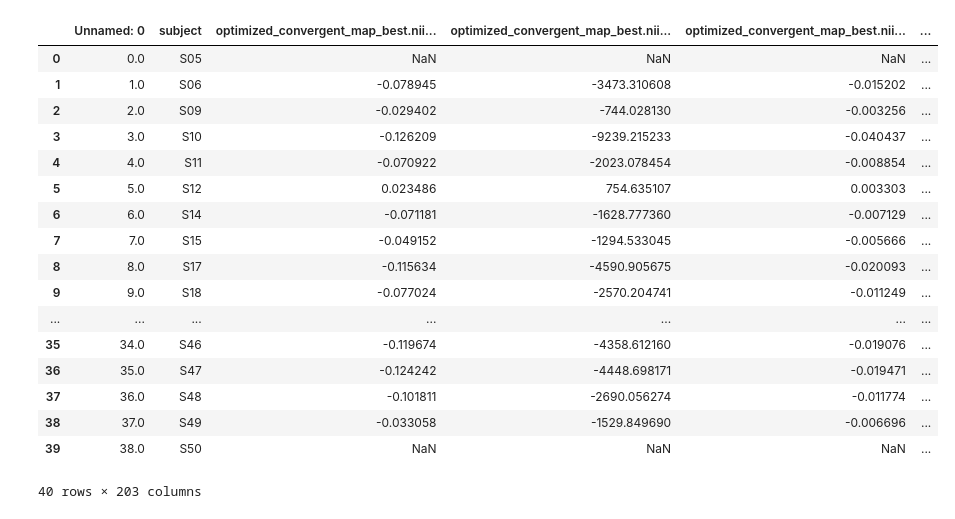
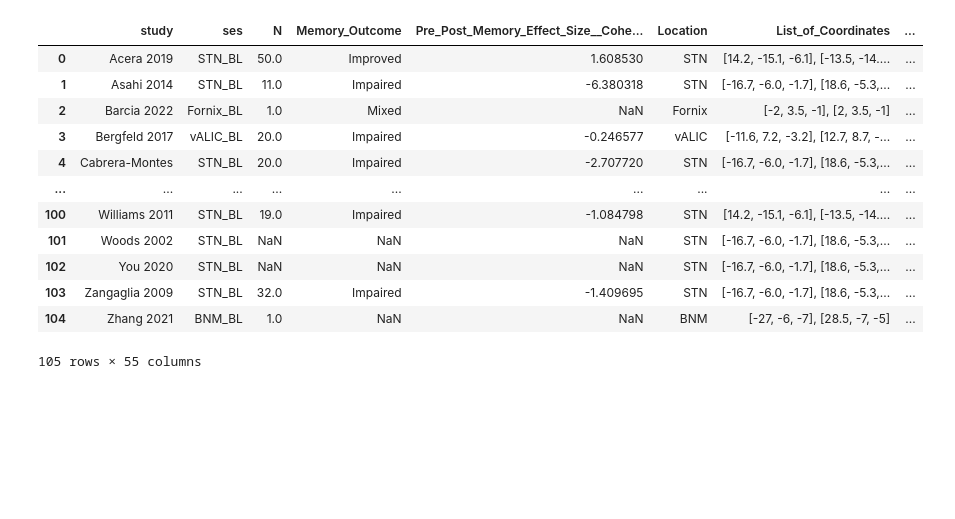
Before and after one commit to Calvinwhow/calvin_utils_project, a Jupyter notebook: notebooks/csv_notebooks/join_csvs.ipynb, the cells around one changed output. Saved outputs shown, nothing was run; the diff lists cells and outputs as text; code cells hidden in the pictures; blank space fills up the shorter version.

```diff
--- a/notebooks/csv_notebooks/join_csvs.ipynb
+++ b/notebooks/csv_notebooks/join_csvs.ipynb
@@ -1,6 +1,6 @@
 # %%
-path_1 = '/Users/cu135/Partners HealthCare Dropbox/Calvin Howard/resources/datasets/Jung_TMS_AD/metadata/memnet.csv'
-path_2 = '/Users/cu135/Partners HealthCare Dropbox/Calvin Howard/resources/datasets/Jung_TMS_AD/metadata/master_list_pre-post_scores.csv'
+path_1 = '/Users/cu135/Partners HealthCare Dropbox/Calvin Howard/resources/datasets/DBS_studies_influencing_memory/metadata/master_list.csv'
+path_2 = '/Users/cu135/Partners HealthCare Dropbox/Calvin Howard/resources/datasets/DBS_studies_influencing_memory/metadata/optimal_map_ses-dbs_sub-all.csv'
 # %%
 import pandas as pd
 df1 = pd.read_csv(path_1)
@@ -28,23 +23,18 @@ df2
 # %%
-merged_df = pd.merge(df1, df2, on='subject', how='outer')
+merged_df = pd.merge(df1, df2, on='roi_path', how='outer')
 merged_df
 # %% [output]
-|  | Unnamed: 0 | subject | optimized_convergent_map_best.nii... | optimized_convergent_map_best.nii... | optimized_convergent_map_best.nii... | ... |
-| 0 | 0.0 | S05 | NaN | NaN | NaN | ... |
-| 1 | 1.0 | S06 | -0.078945 | -3473.310608 | -0.015202 | ... |
-| 2 | 2.0 | S09 | -0.029402 | -744.028130 | -0.003256 | ... |
-| 3 | 3.0 | S10 | -0.126209 | -9239.215233 | -0.040437 | ... |
-| 4 | 4.0 | S11 | -0.070922 | -2023.078454 | -0.008854 | ... |
-| 5 | 5.0 | S12 | 0.023486 | 754.635107 | 0.003303 | ... |
-| 6 | 6.0 | S14 | -0.071181 | -1628.777360 | -0.007129 | ... |
-| 7 | 7.0 | S15 | -0.049152 | -1294.533045 | -0.005666 | ... |
-| 8 | 8.0 | S17 | -0.115634 | -4590.905675 | -0.020093 | ... |
-| 9 | 9.0 | S18 | -0.077024 | -2570.204741 | -0.011249 | ... |
-| ... | ... | ... | ... | ... | ... | ... |
-| 35 | 34.0 | S46 | -0.119674 | -4358.612160 | -0.019076 | ... |
-| 36 | 35.0 | S47 | -0.124242 | -4448.698171 | -0.019471 | ... |
-| 37 | 36.0 | S48 | -0.101811 | -2690.056274 | -0.011774 | ... |
-| 38 | 37.0 | S49 | -0.033058 | -1529.849690 | -0.006696 | ... |
-| 39 | 38.0 | S50 | NaN | NaN | NaN | ... |
+|  | study | ses | N | Memory_Outcome | Pre_Post_Memory_Effect_Size__Cohe... | Location | List_of_Coordinates | ... |
+| 0 | Acera 2019 | STN_BL | 50.0 | Improved | 1.608530 | STN | [14.2, -15.1, -6.1], [-13.5, -14.... | ... |
+| 1 | Asahi 2014 | STN_BL | 11.0 | Impaired | -6.380318 | STN | [-16.7, -6.0, -1.7], [18.6, -5.3,... | ... |
+| 2 | Barcia 2022 | Fornix_BL | 1.0 | Mixed | NaN | Fornix | [-2, 3.5, -1], [2, 3.5, -1] | ... |
+| 3 | Bergfeld 2017 | vALIC_BL | 20.0 | Impaired | -0.246577 | vALIC | [-11.6, 7.2, -3.2], [12.7, 8.7, -... | ... |
+| 4 | Cabrera-Montes | STN_BL | 20.0 | Impaired | -2.707720 | STN | [-16.7, -6.0, -1.7], [18.6, -5.3,... | ... |
+| ... | ... | ... | ... | ... | ... | ... | ... | ... |
+| 100 | Williams 2011 | STN_BL | 19.0 | Impaired | -1.084798 | STN | [14.2, -15.1, -6.1], [-13.5, -14.... | ... |
+| 101 | Woods 2002 | STN_BL | NaN | NaN | NaN | STN | [-16.7, -6.0, -1.7], [18.6, -5.3,... | ... |
+| 102 | You 2020 | STN_BL | NaN | NaN | NaN | STN | [-16.7, -6.0, -1.7], [18.6, -5.3,... | ... |
+| 103 | Zangaglia 2009 | STN_BL | 32.0 | Impaired | -1.409695 | STN | [-16.7, -6.0, -1.7], [18.6, -5.3,... | ... |
+| 104 | Zhang 2021 | BNM_BL | 1.0 | NaN | NaN | BNM | [-27, -6, -7], [28.5, -7, -5] | ... |
-40 rows × 203 columns
+105 rows × 55 columns
 # %%
```
Also changed, not shown: parts of 2 cells of this notebook, 45 other files.
